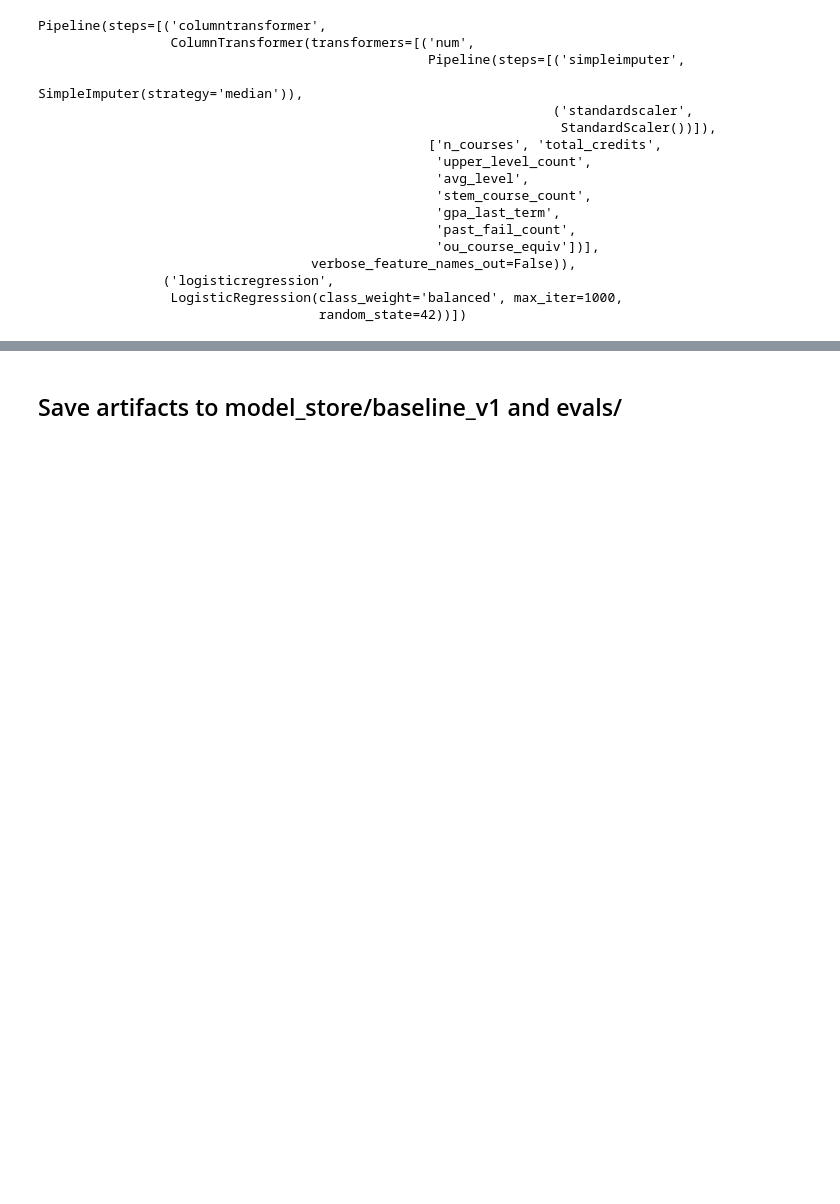
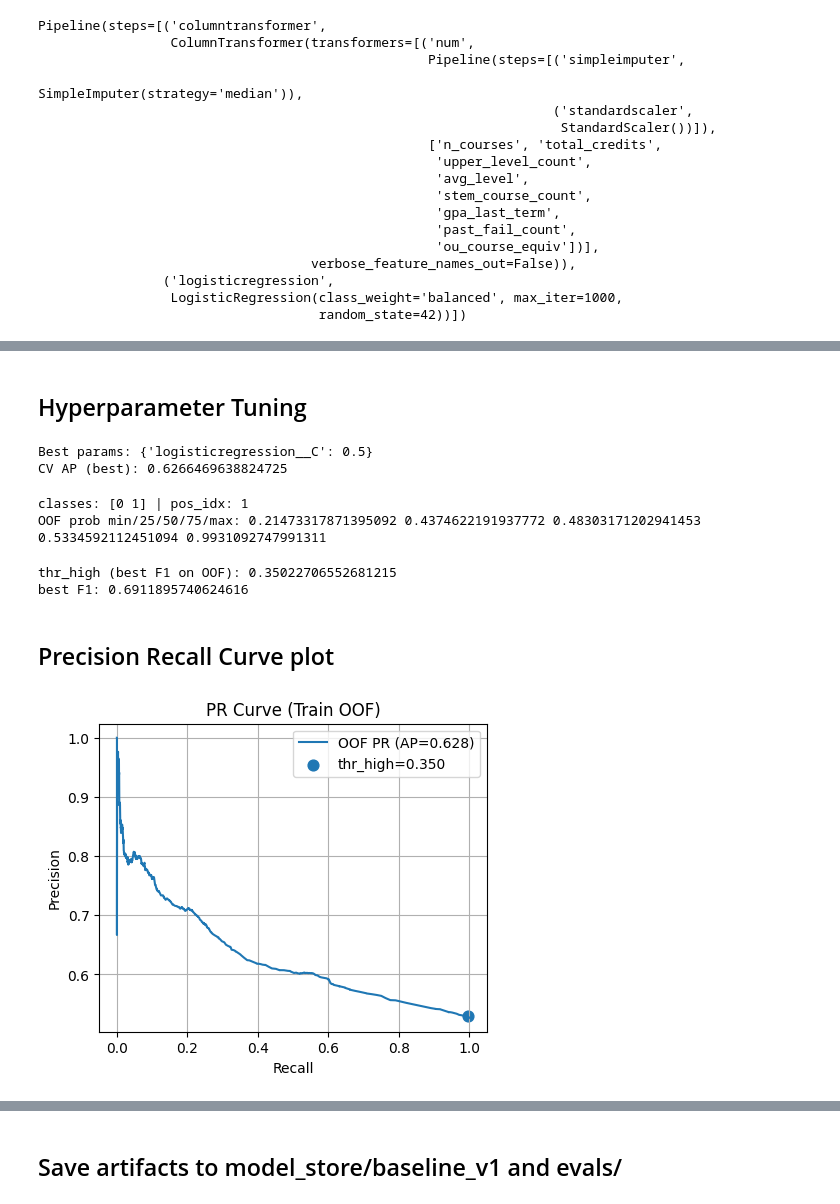
Before and after one commit to paullevental/Course-Load-Risk, a Jupyter notebook: notebooks/01_model_dev.ipynb, the cells around one changed output, grey strips where cells are left out. Drawn from its saved outputs; the diff is of its cells as text; code cells hidden in the pictures; blank space fills up the shorter version.

```diff
--- a/notebooks/01_model_dev.ipynb
+++ b/notebooks/01_model_dev.ipynb
@@ -362,0 +280,77 @@ F1 score at threshold = 0.691
+# %% [markdown]
+## Hyperparameter Tuning
+# %%
+param_grid = {
+    "logisticregression__C": [0.05, 0.1, 0.5, 1, 2, 5, 10],
+}
+
+gs = GridSearchCV(
+    estimator=model,
+    param_grid=param_grid,
+    scoring="average_precision",
+    cv=cv,
+    n_jobs=-1,
+    refit=True
+)
+gs.fit(X_train, y_train)
+
+
+best_model = gs.best_estimator_
+print("Best params:", gs.best_params_)
+print("CV AP (best):", gs.best_score_)
+# %% [output]
+Best params: {'logisticregression__C': 0.5}
+CV AP (best): 0.6266469638824725
+# %%
+proba_oof = cross_val_predict(
+    best_model, X_train, y_train,
+    cv=cv, method="predict_proba", n_jobs=-1
+)
+
+# Fit once so we can read class ordering safely
+best_model.fit(X_train, y_train)
+classes = best_model.named_steps["logisticregression"].classes_
+pos_label = 1
+pos_idx = list(classes).index(pos_label)
+
+pred_oof = proba_oof[:, pos_idx]
+print("classes:", classes, "| pos_idx:", pos_idx)
+
+# Quick distribution sanity check (optional but VERY helpful)
+print("OOF prob min/25/50/75/max:",
+      float(np.min(pred_oof)),
+      float(np.quantile(pred_oof, 0.25)),
+      float(np.quantile(pred_oof, 0.50)),
+      float(np.quantile(pred_oof, 0.75)),
+      float(np.max(pred_oof)))
+# %% [output]
+classes: [0 1] | pos_idx: 1
+OOF prob min/25/50/75/max: 0.21473317871395092 0.4374622191937772 0.48303171202941453 0.5334592112451094 0.9931092747991311
+# %%
+prec, rec, thr = precision_recall_curve(y_train, pred_oof)
+f1 = 2*prec*rec/(prec+rec + 1e-9)
+
+best_i = int(np.nanargmax(f1[:-1]))  # thr aligns with f1[:-1]
+thr_high = float(thr[best_i])
+binary_threshold = thr_high
+print("thr_high (best F1 on OOF):", thr_high)
+print("best F1:", float(f1[best_i]))
+# %% [output]
+thr_high (best F1 on OOF): 0.35022706552681215
+best F1: 0.6911895740624616
+# %% [markdown]
+## Precision Recall Curve plot
+# %%
+ap = average_precision_score(y_train, pred_oof)
+plt.figure(figsize=(5,4))
+plt.plot(rec, prec, label=f"OOF PR (AP={ap:.3f})")
+plt.xlabel("Recall"); plt.ylabel("Precision")
+plt.title("PR Curve (Train OOF)")
+plt.grid(True)
+
+# Mark the chosen threshold point on the curve
+plt.scatter(rec[best_i], prec[best_i], s=60, label=f"thr_high={thr_high:.3f}")
+plt.legend()
+plt.show()
+# %% [output]
+[figure, added]
```
Also changed, not shown: parts of 16 cells of this notebook.
